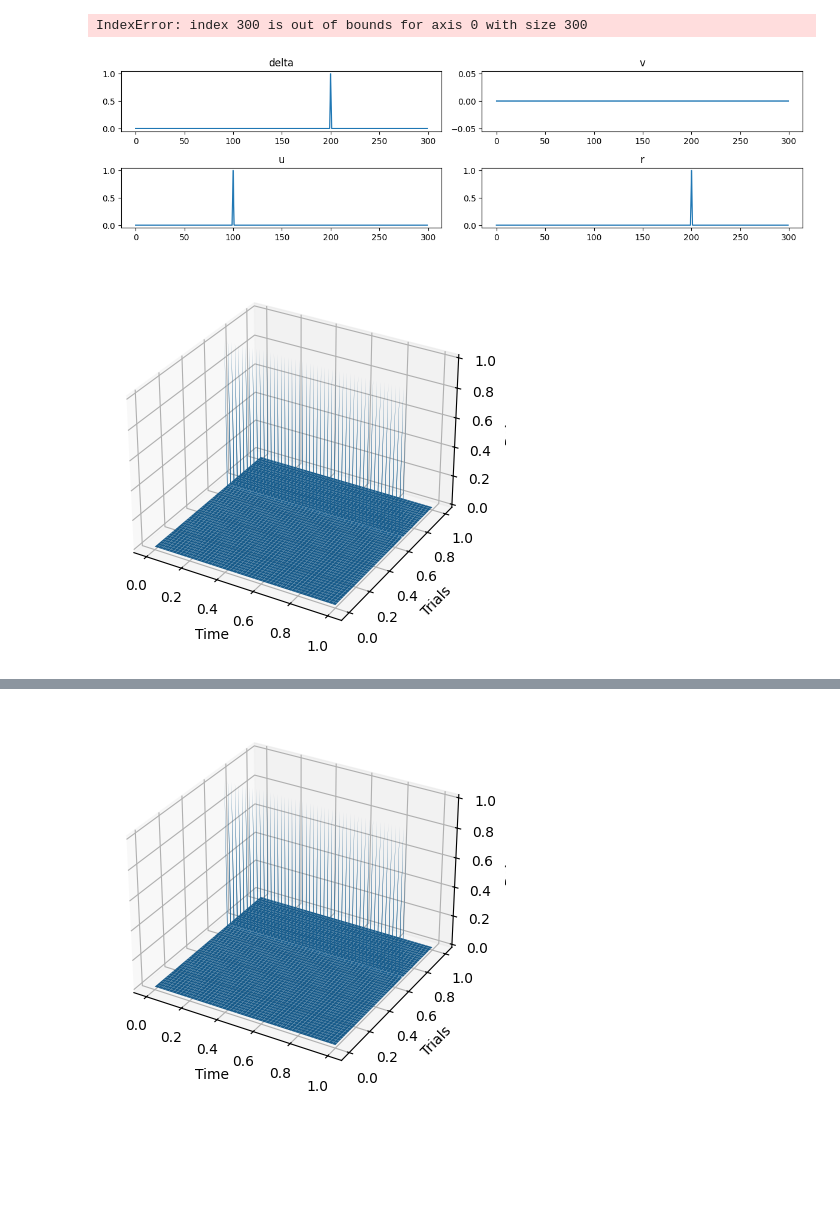
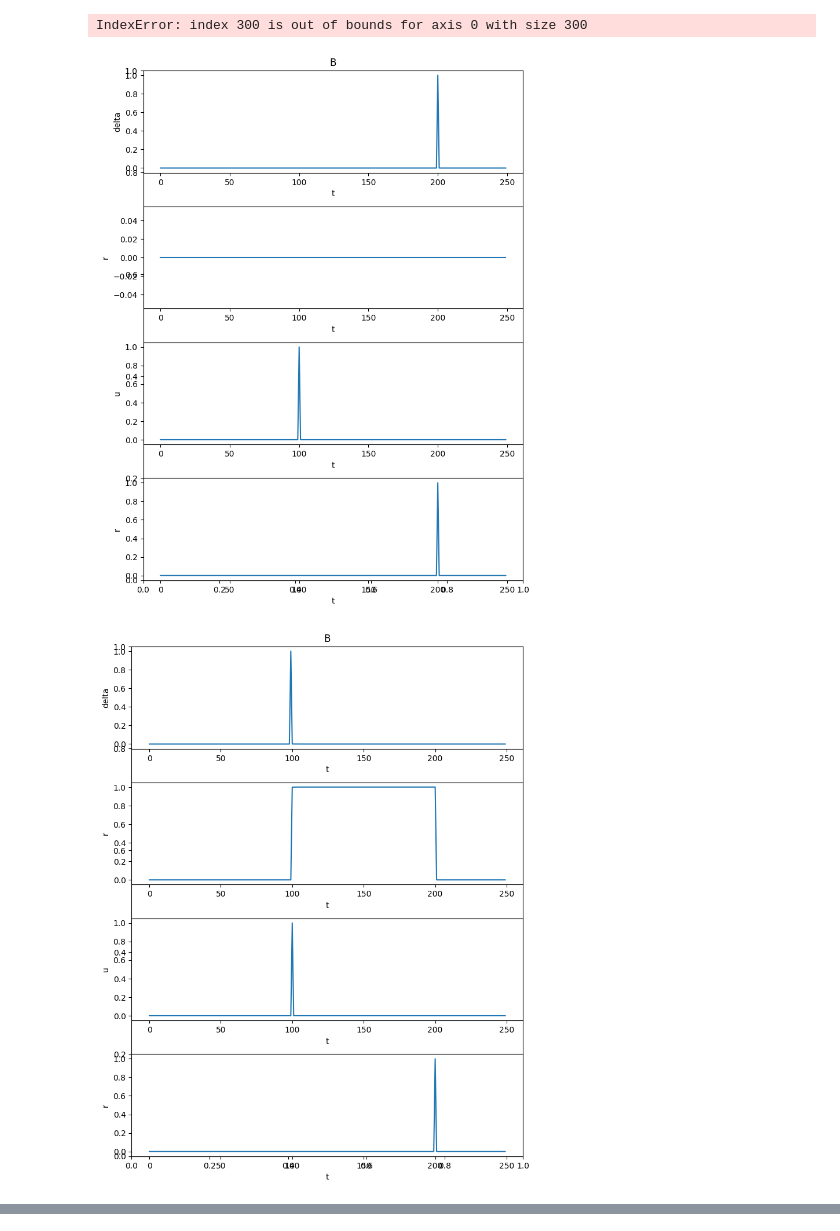
Before and after one commit to alinakrause/NeuralModelling, a Jupyter notebook: TDL.ipynb, the cells around one changed output, grey strips where cells are left out. Drawn from its saved outputs; the diff is of its cells as text; code cells hidden in the pictures; blank space fills up the shorter version.

```diff
--- a/TDL.ipynb
+++ b/TDL.ipynb
@@ -246,70 +246,91 @@ IndexError: index 300 is out of bounds for axis 0 with size 300
 import numpy as np
 import matplotlib.pyplot as plt
 from mpl_toolkits import mplot3d
+from scipy.stats import norm
 
+
+
+
+T = 250
 delta = np.zeros((T))
 v = np.zeros((T))
-trials = 300
-T = 300
+trials = 250
 w = np.zeros((T))
 r = np.zeros((T))
 u = np.zeros((T))
+
+#r[220] = 1
 r[200] = 1
 u[100] = 1
 e = 0.5
-
+c = 1
+delta_values = np.zeros((trials, T))
 
 for n in range(0,trials):
-  delta = np.zeros((T))
+  #delta = np.zeros((T))
   v = np.zeros((T))
 
   for t in range(0, T):
     for tau in range(0,t):
       v[t]= v[t]+(w[tau]*u[t-tau])
   for t in range(0, T-1):
     delta[t] = r[t] + v[t+1] - v[t]
 
+  delta_values[n, :] = delta
   for t in range(0, T):
     for tau in range(0,t):
       w[tau]= w[tau]+e*delta[t]*u[t-tau]
   if ((n == 0) or (n == trials-1)):
 
 
-    plt.figure(figsize=(12, 8))
+    plt.figure(figsize=(8, 10))
+    plt.title('B')
+    plt.subplot(4, 1, 1)
 
-    plt.subplot(5, 2, 1)
     plt.plot(delta)
-    plt.title('delta')
+    plt.xlabel('t')
+    plt.ylabel('delta')
 
-    plt.subplot(5, 2, 2)
+
+    plt.subplot(4, 1, 2)
     plt.plot(v)
-    plt.title('v')
+    plt.xlabel('t')
+    plt.ylabel('r')
 
-    plt.subplot(5, 2, 3)
+    plt.subplot(4, 1, 3)
     plt.plot(u)
-    plt.title('u')
+    plt.xlabel('t')
+    plt.ylabel('u')
 
-    plt.subplot(5, 2, 4)
+    plt.subplot(4, 1, 4)
     plt.plot(r)
-    plt.title('r')
+    plt.xlabel('t')
+    plt.ylabel('r')
 
+    plt.rcParams.update({'font.size': 10})
     plt.tight_layout()
     plt.show()
 
-    t_axes = np.linspace(0,1,T)
-    ax = plt.figure().add_subplot(projection='3d')
-    X = t_axes
-    Z = delta
-    X, Z = np.meshgrid(X, Z)
-    Y = np.linspace(0, 1, trials)[:, np.newaxis]
+# Create a 3D plot
+fig = plt.figure(figsize=(6, 12))
+ax = fig.add_subplot(111, projection='3d')
 
-    surf = ax.plot_surface(X, Y, Z)
-    ax.set_xlabel('Time')
-    ax.set_zlabel('Delta')
-    ax.set_ylabel('Trials')
-    ax.view_init(30, -60)
-    plt.tight_layout
-    plt.show()
+# Create meshgrid for trials and time
+time_axis, trials_axis = np.meshgrid(np.arange(T), np.arange(trials))
+
+# Plot the 3D surface
+
+ax.plot_surface(time_axis, trials_axis, delta_values,cmap='grey',\
+                edgecolor='black',linewidth=0.1)
+
+# Set labels for each axis
+ax.set_xlabel('Time')
+ax.set_ylabel('Trials')
+ax.set_zlabel('Delta')
+#plt.tight_layout()
+plt.title('A')
+
+plt.show()
 # %% [output]
-[figure, old version]
+[figure, new version]
-[figure, old version]
+[figure, new version]
@@ -317 +337,0 @@ for n in range(0,trials):
-[figure, removed]
```
Also changed, not shown: parts of 3 cells of this notebook.
